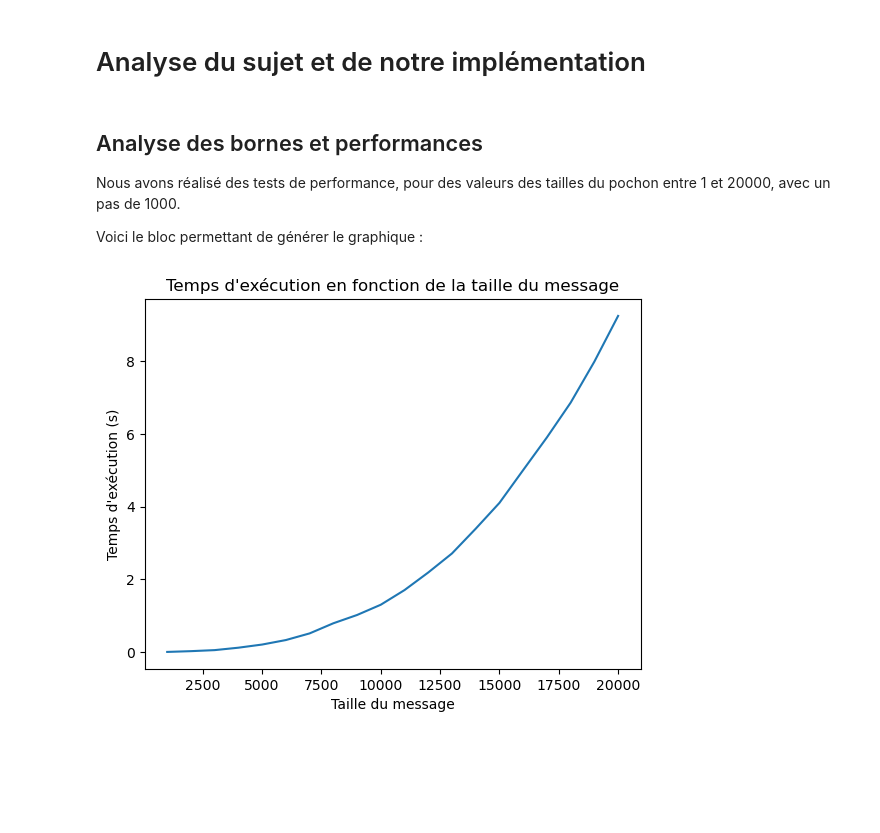
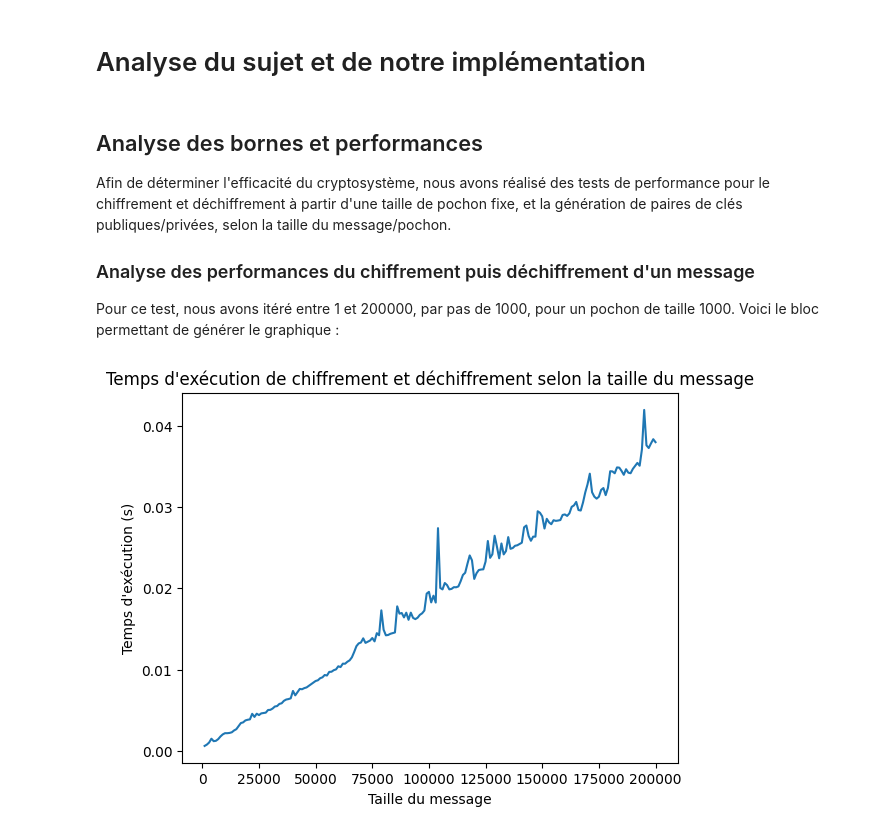
Before and after one commit to atari643/SAE_R3.09, a Jupyter notebook: rapport.ipynb, the cells around one changed output. Cells and saved outputs as stored; diff of their text form; code cells hidden in the pictures; blank space fills up the shorter version.

```diff
--- a/rapport.ipynb
+++ b/rapport.ipynb
@@ -51,7 +53,7 @@ import random as rd
 from sys import maxsize
 
 def gen_pochon(n):
-    """Génération d'un pochon de n entiers supercroissants aléatoires """
+    """Génère un pochon de n entiers supercroissants aléatoires."""
     tab = []
     somme = 0
     for i in range(n):
@@ -61,14 +63,14 @@ def gen_pochon(n):
     return tab
 
 def gen_W(M):
-    """Génération d'un entier aléatoire w premier avec M"""
+    """Génère un entier aléatoire w premier avec M"""
     w=rd.randint(1, M-1)
     while(algo_Euclide(w,M)!=1):
         w=rd.randint(1, M-1)
     return w
 
 def gen_permutation(n):
-    """Génération d'une permutation aléatoire de [1,n]"""
+    """Génère une permutation aléatoire de [1,n]"""
     sigma = list(range(1, n+1))
     rd.shuffle(sigma)
     return sigma
@@ -101,7 +103,7 @@ def gen_cle_privee(n):
     return (p, m, w, sigma)
 
 def gen_cle_publique(cle_privee):
-    """Génération de la clé publique à partir de la clé privée """
+    """Génère une clé publique du cryptosystème de Kifli à partir de la clé privée."""
     pochon, m, w, sigma = cle_privee
     cle_public=[0]*len(sigma)
     for i in range(len(sigma)):
@@ -205,12 +207,10 @@ def solve_pochon(pochon, c):
     """
 
     E = [0] * len(pochon)
-
     for i in reversed(range(len(pochon))):
         if pochon[i] <= c:
             E[i] = 1
             c -= pochon[i]
-
     return E
 
 def dechiffre(message_chiffre, cle_privee):
@@ -223,10 +223,10 @@ def dechiffre(message_chiffre, cle_privee):
         cle_privee : La clé privée utilisée.
 
     Retourne :
-        message_dechiffre : Le message déchiffré, sous forme d'une chaine de caractères.
+        message_dechiffre : Le message déchiffré, sous forme d'une chaîne de caractères.
     """
 
-    # Inverse modulaire de W
+    # Inverse modulaire de W, en récupérant le coefficient de Bézout u[M]
     inverse_mod_w = algo_Euclide_etendu(cle_privee[2], cle_privee[1])[1] % cle_privee[1]
     # Nous avons considéré que la taille du dernier bloc de message était necessaire, elle est donc en première position dans le tableau d'entier du message chiffré
     taille_dernier_bloc = message_chiffre[0]
@@ -245,6 +245,7 @@ def dechiffre(message_chiffre, cle_privee):
 
         sous_message = ["0"]*len(cle_privee[3])
 
+        # Création du sous-message à partir des positions qui résolvent le problème de pochon
         for i in range(len(sigma)):
             if(E[sigma[i]-1]==1):
                 sous_message[i]="1"
@@ -330,29 +331,44 @@ for i in range(100):
 # %% [markdown]
 ## Analyse des bornes et performances
 
-Nous avons réalisé des tests de performance, pour des valeurs des tailles du pochon entre 1 et 20000, avec un pas de 1000.
+Afin de déterminer l'efficacité du cryptosystème, nous avons réalisé des tests de performance pour le chiffrement et déchiffrement à partir d'une taille de pochon fixe, et la génération de paires de clés publiques/privées, selon la taille du message/pochon.
 
+### Analyse des performances du chiffrement puis déchiffrement d'un message
+
+Pour ce test, nous avons itéré entre 1 et 200000, par pas de 1000, pour un pochon de taille 1000.
 Voici le bloc permettant de générer le graphique :
 # %%
 import matplotlib.pyplot as plt
 from time import time
 
+def bornes_chiffrement_dechiffrement(n, pas, taille_pochon):
+    """
+    Permet de tracer une courbe représentant le temps de chiffrement et de déchiffrement d'un message.
 
-def bornes_kifli(n, pas):
+    Paramètres:
+        n : le nombre de chiffrements/déchiffrements
+        pas : le pas entre chaque taille du message, pour ne pas avoir un temps d'exécution trop long
+        taille_pochon : la taille du pochon fixée.
+    """
+
     temps = []
-    taille=[i for i in range(1, n+1) if i%pas==0]
+    taille=[i for i in range(1, n+1) if i%pas==0] # Permet de gérer les pas (sinon le temps d'exécution est trop long...)
+    cle_privee = gen_cle_privee(taille_pochon)
+    cle_publique = gen_cle_publique(cle_privee)
     for i in taille:
         if(i%pas==0):
             message="".join(str(rd.randint(0,1)) for _ in range(i))
             t1=time()
-            test_chiffrement_dechiffrement(message, i)
+            message_chiffre = chiffre(message, cle_publique)
+            dechiffre(message_chiffre, cle_privee)
             t2=time()
             temps.append(t2-t1)
     plt.plot(taille, temps)
     plt.xlabel("Taille du message")
     plt.ylabel("Temps d'exécution (s)")
-    plt.title("Temps d'exécution en fonction de la taille du message")
+    plt.title("Temps d'exécution de chiffrement et déchiffrement selon la taille du message")
     plt.show()
-bornes_kifli(20000, 1000)
+
+bornes_chiffrement_dechiffrement(200000, 1000, 1000)
 # %% [output]
-[figure, old version]
+[figure, new version]
```
Also changed, not shown: parts of 12 cells of this notebook.
